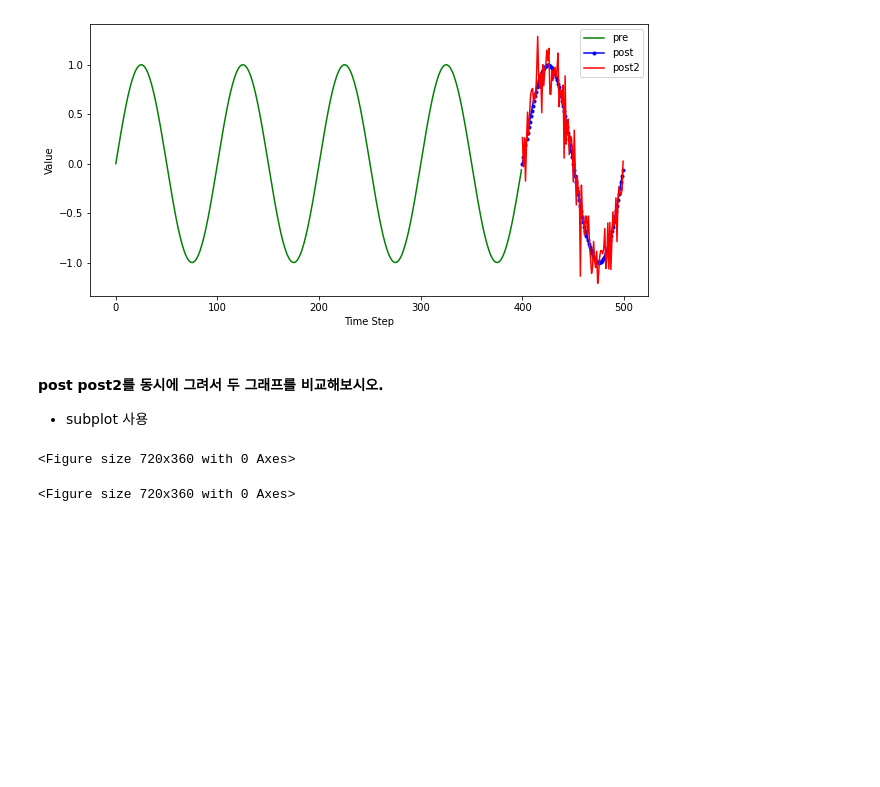
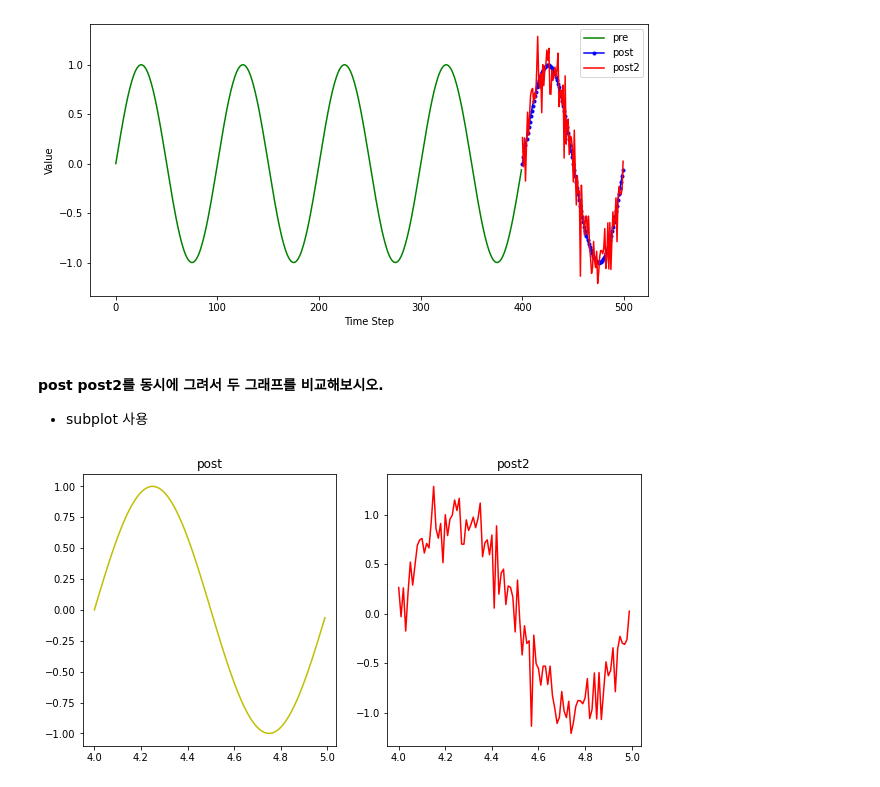
Before and after one commit to choihyungwang/pdm09, a Jupyter notebook: py-pandas/pandas_4_visualizing_df.ipynb, the cells around one changed output. Saved outputs shown, nothing was run; the diff lists cells and outputs as text; code cells hidden in the pictures; blank space fills up the shorter version.

```diff
--- a/py-pandas/pandas_4_visualizing_df.ipynb
+++ b/py-pandas/pandas_4_visualizing_df.ipynb
@@ -222,8 +236,12 @@ plt.show();
 #### post  post2를 동시에 그려서 두 그래프를 비교해보시오.
 
 - subplot 사용
-# %%
-plt.figure(figsize=(10,5))
-# %% [output]
-<Figure size 720x360 with 0 Axes>
-<Figure size 720x360 with 0 Axes>
+# %%
+plt.figure(figsize=(10,5))
+plt.subplot(121).set_title("post")
+plt.plot(post, 'y')
+plt.subplot(122).set_title("post2")
+plt.plot(post2, 'r')
+plt.show()
+# %% [output]
+[figure, added]
```
Also changed, not shown: parts of 5 cells of this notebook.
